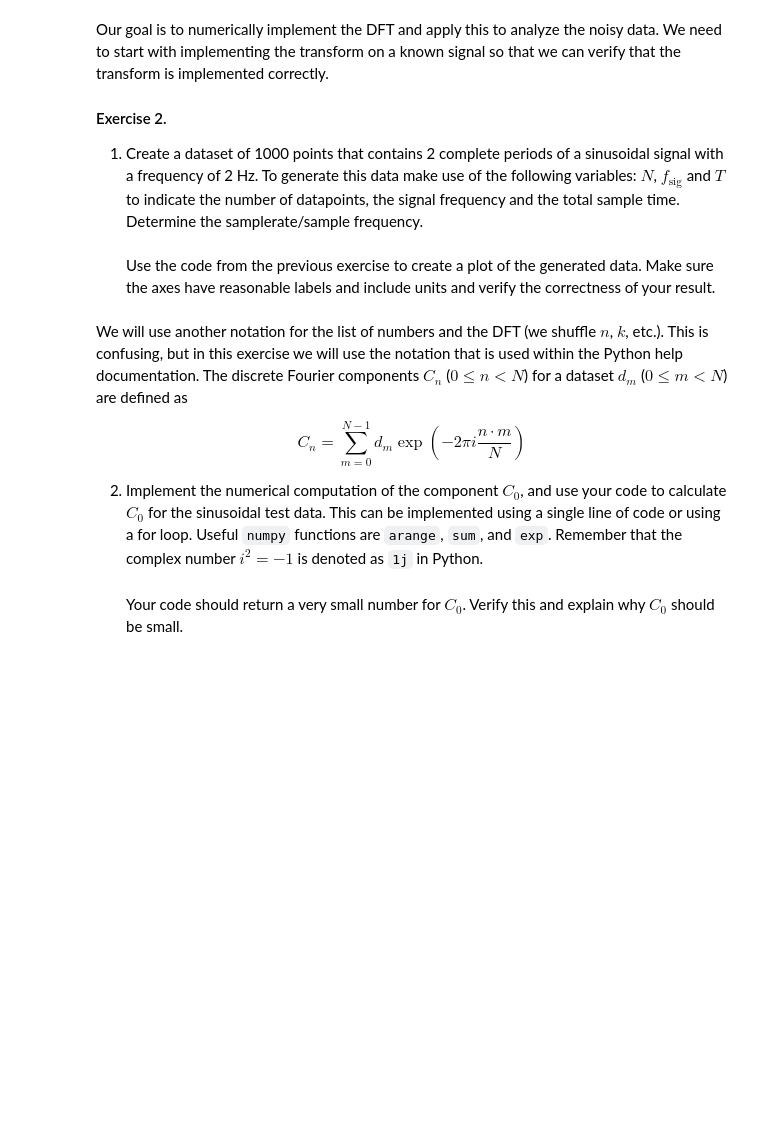
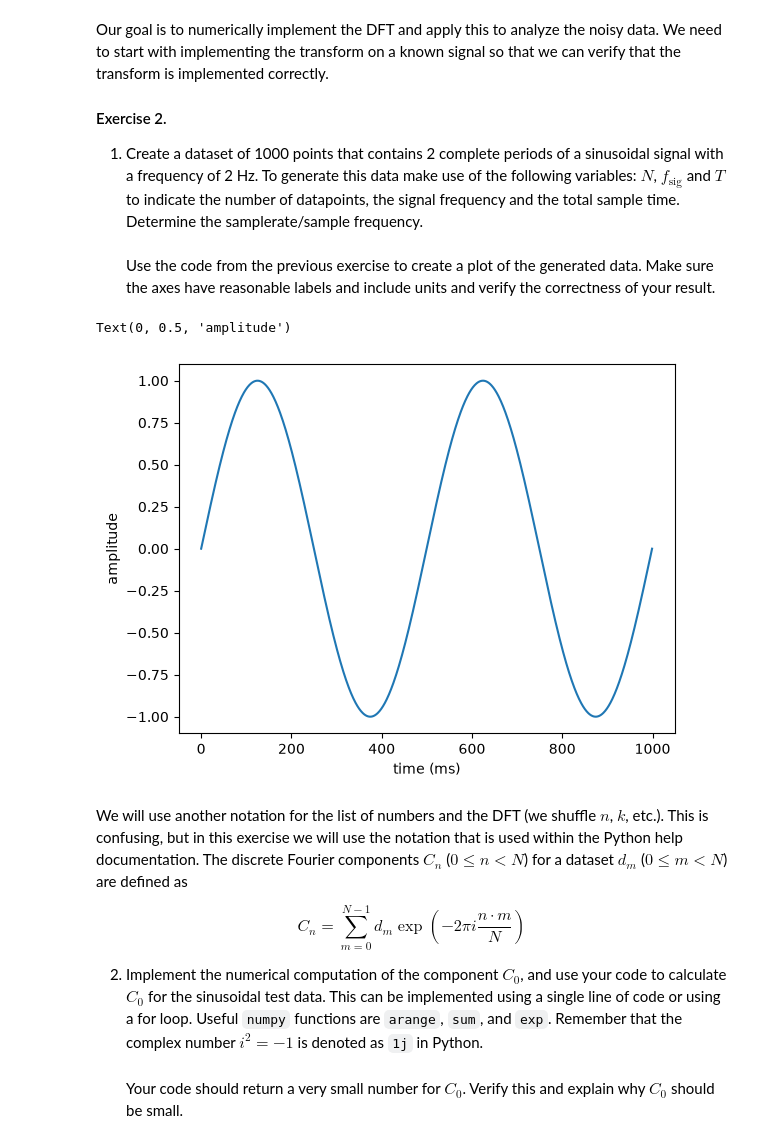
Before and after one commit to SireOfTheQuags/PE1, a Jupyter notebook: Main_Files/Werkcollege 1/NumericalDFT.ipynb, the cells around one changed output. Drawn from its saved outputs; the diff is of its cells as text; code cells hidden in the pictures; blank space fills up the shorter version.

```diff
--- a/Main_Files/Werkcollege 1/NumericalDFT.ipynb
+++ b/Main_Files/Werkcollege 1/NumericalDFT.ipynb
@@ -47,9 +50,20 @@ Our goal is to numerically implement the DFT and apply this to analyze the noisy
 Use the code from the previous exercise to create a plot of the generated data. Make sure the axes have reasonable labels and include units and verify the correctness of your result.
 # %%
 # ↓↓↓ Your code goes here ↓↓↓
-N =
-fsig =
-T =
+N = 1000
+fsig = 2
+T = 2/fsig
+fs = 1000
+
+t = np.linspace(0, T, N)
+sine = np.sin(2*np.pi*fsig*t)
+
+plt.plot(sine)
+plt.xlabel("time (ms)")
+plt.ylabel("amplitude")
+# %% [output]
+Text(0, 0.5, 'amplitude')
+[figure, added]
 # %% [markdown]
 We will use another notation for the list of numbers and the DFT (we shuffle $n$, $k$, etc.). This is confusing, but in this exercise we will use the notation that is used within the Python help documentation. The discrete Fourier components $C_n$ ($0\leq n<N$) for a dataset $d_m$ ($0 \leq m < N$) are defined as
 
```
Also changed, not shown: parts of 6 cells of this notebook.
